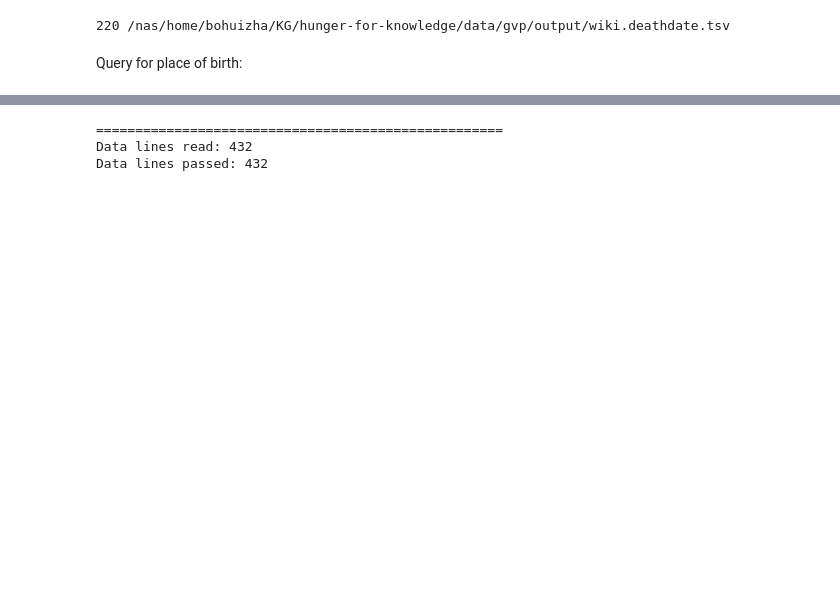
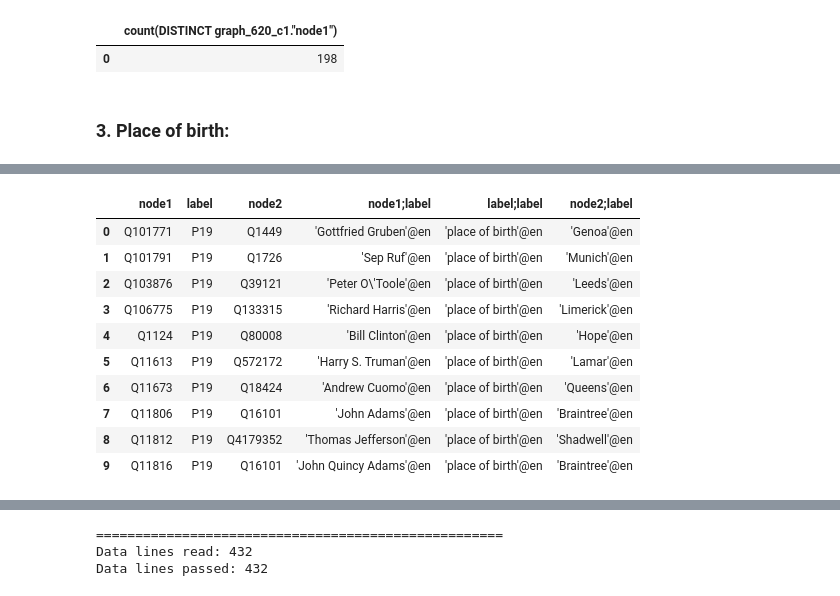
Before and after one commit to usc-isi-i2/hunger-for-knowledge, a Jupyter notebook: examples/getty_query_procedure.ipynb, the cells around one changed output, grey strips where cells are left out. Saved outputs shown, nothing was run; the diff lists cells and outputs as text; code cells hidden in the pictures; blank space fills up the shorter version.

Commit message:
Edit Getty sample query by using kgtk functions; reorganize the notebook

```diff
--- a/examples/getty_query_procedure.ipynb
+++ b/examples/getty_query_procedure.ipynb
@@ -235,6 +383,22 @@ Query for date of death:
 # %%
-!wc -l $WIKI_DEATHDATE
+kgtk("""
+    query -i $WIKI_DEATHDATE
+        --match '(qnode)-[]->()'
+        --return 'count(distinct qnode)'
+    """)
 # %% [output]
-220 /nas/home/bohuizha/KG/hunger-for-knowledge/data/gvp/output/wiki.deathdate.tsv
+|  | count(DISTINCT graph_620_c1."node1") |
+| 0 | 198 |
 # %% [markdown]
-Query for place of birth:
+### 3. Place of birth:
+# %%
+%%time
+kgtk("""
+    query -i $SAMPLES $WIKIDATA
+        --match 's: (ulanid)-[]->(qnode),
+                 a: (qnode)-[p:P19]->(birthplace)'
+        --return 'qnode as node1, p.label as label, birthplace as node2'
+        --limit 10
+    / add-labels
+    """)
+# %% [output]
@@ -241 +407,12 @@ Query for place of birth:
+|  | node1 | label | node2 | node1;label | label;label | node2;label |
+| 0 | Q101771 | P19 | Q1449 | 'Gottfried Gruben'@en | 'place of birth'@en | 'Genoa'@en |
+| 1 | Q101791 | P19 | Q1726 | 'Sep Ruf'@en | 'place of birth'@en | 'Munich'@en |
+| 2 | Q103876 | P19 | Q39121 | 'Peter O\'Toole'@en | 'place of birth'@en | 'Leeds'@en |
+| 3 | Q106775 | P19 | Q133315 | 'Richard Harris'@en | 'place of birth'@en | 'Limerick'@en |
+| 4 | Q1124 | P19 | Q80008 | 'Bill Clinton'@en | 'place of birth'@en | 'Hope'@en |
+| 5 | Q11613 | P19 | Q572172 | 'Harry S. Truman'@en | 'place of birth'@en | 'Lamar'@en |
+| 6 | Q11673 | P19 | Q18424 | 'Andrew Cuomo'@en | 'place of birth'@en | 'Queens'@en |
+| 7 | Q11806 | P19 | Q16101 | 'John Adams'@en | 'place of birth'@en | 'Braintree'@en |
+| 8 | Q11812 | P19 | Q4179352 | 'Thomas Jefferson'@en | 'place of birth'@en | 'Shadwell'@en |
+| 9 | Q11816 | P19 | Q16101 | 'John Quincy Adams'@en | 'place of birth'@en | 'Braintree'@en |
 # %%
```
Also changed, not shown: parts of 102 cells of this notebook.
